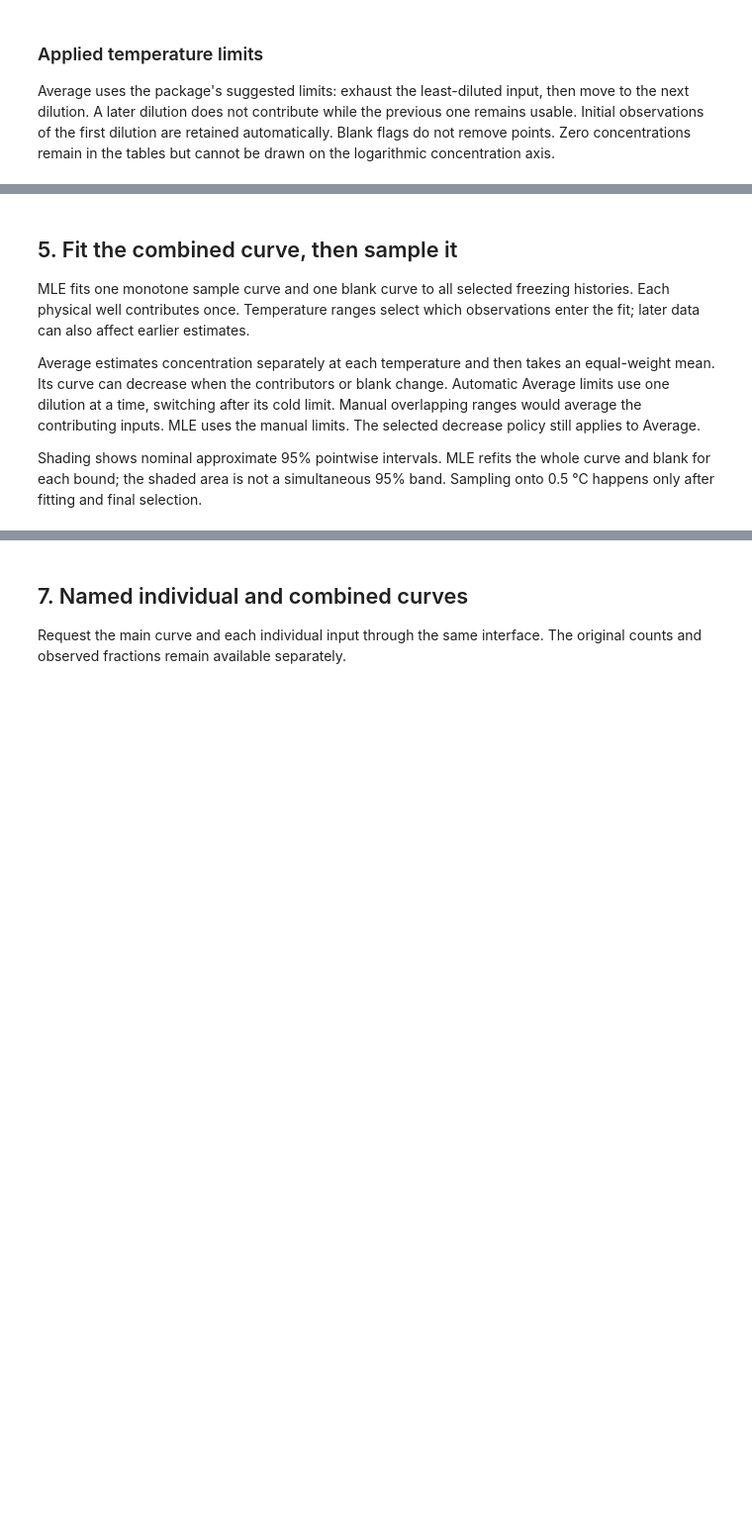
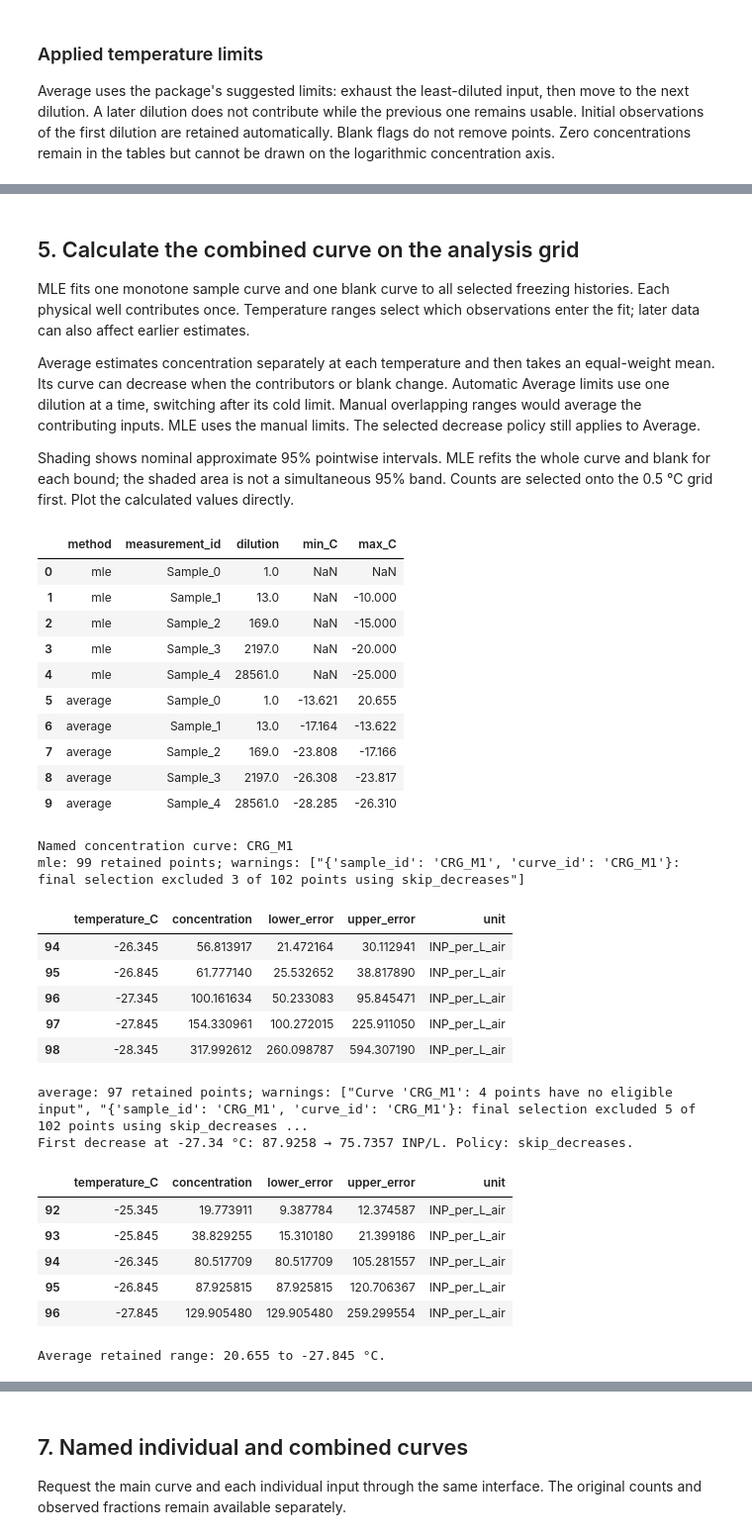
Before and after one commit to bochens/inptk, a Jupyter notebook: notebook/icescopy_freeze_count_to_air_inp_demo.ipynb, the cells around one changed output, grey strips where cells are left out. Shown at 99% size. Drawn from its saved outputs; the diff is of its cells as text; code cells hidden in the pictures; blank space fills up the shorter version.

```diff
--- a/notebook/icescopy_freeze_count_to_air_inp_demo.ipynb
+++ b/notebook/icescopy_freeze_count_to_air_inp_demo.ipynb
@@ -273,5 +345,5 @@ print("Log plots omit zero, negative and infinite concentrations; tables retain
 # %% [markdown]
-## 5. Fit the combined curve, then sample it
+## 5. Calculate the combined curve on the analysis grid
 
 MLE fits one monotone sample curve and one blank curve to all selected freezing
 histories. Each physical well contributes once. Temperature ranges select which
@@ -286,7 +358,7 @@ The selected decrease policy still applies to Average.
 
 Shading shows nominal approximate 95% pointwise intervals. MLE refits the whole
 curve and blank for each bound; the shaded area is not a simultaneous 95% band.
-Sampling onto 0.5 °C happens only after fitting and final selection.
+Counts are selected onto the 0.5 °C grid first. Plot the calculated values directly.
 # %%
 range_controls = pd.DataFrame([
     {
@@ -304,6 +376,7 @@ display(range_controls)
 combined_suspension = {
     method: inptk.estimate_concentration(
         fractions, experiment=experiment, method=method, curves=CURVES,
+    **GRID,
         fit_step_C=FIT_STEP_C if method == "mle" else None,
         temperature_ranges_C=RANGES_BY_METHOD[method],
     )
@@ -314,40 +387,64 @@ combined_air_candidates = {
     for method, table in combined_suspension.items()
 }
 combined_air = {
     method: inptk.finalize_spectrum(table, decrease_policy=DECREASE_POLICY)
     for method, table in combined_air_candidates.items()
 }
 
-grid_air = {
-    method: inptk.resample_spectrum(table, step_C=OUTPUT_STEP_C, method=OUTPUT_METHOD)
-    for method, table in combined_air.items()
-}
 combined_selection = {"curve_id": COMBINED_CURVE_ID}
 print("Named concentration curve:", COMBINED_CURVE_ID)
 
 for method, table in combined_air.items():
     print(f"{method}: {len(table):,} retained points; warnings: {table.warnings or 'none'}")
     report = next(item for item in table.history[-1]["groups"]
                   if item["curve_id"] == combined_selection["curve_id"])
     first_decrease = next((item for item in report["excluded"] if item["reason"] == "decrease"), None)
     if first_decrease is not None:
         print(f"First decrease at {first_decrease['temperature_C']:.4g} °C: "
               f"{first_decrease['reference_concentration']:.6g} → "
               f"{first_decrease['concentration']:.6g} INP/L. Policy: {DECREASE_POLICY}.")
-    selected = grid_air[method].select(**combined_selection).to_dataframe()
+    selected = combined_air[method].select(**combined_selection).to_dataframe()
     display(selected.tail(5)[[
         "temperature_C", "concentration", "lower_error", "upper_error", "unit",
-        "sampling_status",
     ]])
 # The least-diluted input contributes from its first original observation.
 average_candidates = combined_air_candidates["average"].to_dataframe()
 assert average_candidates.temperature_C.iloc[0] == selected_counts.loc[
     selected_counts.measurement_id.eq("Sample_0"), "temperature_C"
-].iloc[0]
+].max()
 assert "Sample_0" in json.loads(average_candidates.contributing_measurement_ids.iloc[0])
 average_retained = combined_air["average"].to_dataframe()
 print(f"Average retained range: {average_retained.temperature_C.max():.3f} to "
       f"{average_retained.temperature_C.min():.3f} °C.")
+# %% [output]
+|  | method | measurement_id | dilution | min_C | max_C |
+| 0 | mle | Sample_0 | 1.0 | NaN | NaN |
+| 1 | mle | Sample_1 | 13.0 | NaN | -10.000 |
+| 2 | mle | Sample_2 | 169.0 | NaN | -15.000 |
+| 3 | mle | Sample_3 | 2197.0 | NaN | -20.000 |
+| 4 | mle | Sample_4 | 28561.0 | NaN | -25.000 |
+| 5 | average | Sample_0 | 1.0 | -13.621 | 20.655 |
+| 6 | average | Sample_1 | 13.0 | -17.164 | -13.622 |
+| 7 | average | Sample_2 | 169.0 | -23.808 | -17.166 |
+| 8 | average | Sample_3 | 2197.0 | -26.308 | -23.817 |
+| 9 | average | Sample_4 | 28561.0 | -28.285 | -26.310 |
+Named concentration curve: CRG_M1
+mle: 99 retained points; warnings: ["{'sample_id': 'CRG_M1', 'curve_id': 'CRG_M1'}: final selection excluded 3 of 102 points using skip_decreases"]
+|  | temperature_C | concentration | lower_error | upper_error | unit |
+| 94 | -26.345 | 56.813917 | 21.472164 | 30.112941 | INP_per_L_air |
+| 95 | -26.845 | 61.777140 | 25.532652 | 38.817890 | INP_per_L_air |
+| 96 | -27.345 | 100.161634 | 50.233083 | 95.845471 | INP_per_L_air |
+| 97 | -27.845 | 154.330961 | 100.272015 | 225.911050 | INP_per_L_air |
+| 98 | -28.345 | 317.992612 | 260.098787 | 594.307190 | INP_per_L_air |
+average: 97 retained points; warnings: ["Curve 'CRG_M1': 4 points have no eligible input", "{'sample_id': 'CRG_M1', 'curve_id': 'CRG_M1'}: final selection excluded 5 of 102 points using skip_decreases ...
+First decrease at -27.34 °C: 87.9258 → 75.7357 INP/L. Policy: skip_decreases.
+|  | temperature_C | concentration | lower_error | upper_error | unit |
+| 92 | -25.345 | 19.773911 | 9.387784 | 12.374587 | INP_per_L_air |
+| 93 | -25.845 | 38.829255 | 15.310180 | 21.399186 | INP_per_L_air |
+| 94 | -26.345 | 80.517709 | 80.517709 | 105.281557 | INP_per_L_air |
+| 95 | -26.845 | 87.925815 | 87.925815 | 120.706367 | INP_per_L_air |
+| 96 | -27.845 | 129.905480 | 129.905480 | 259.299554 | INP_per_L_air |
+Average retained range: 20.655 to -27.845 °C.
 # %%
 fig, axes = plt.subplots(1, 2, figsize=(12, 5), sharex=True, sharey=True,
                          layout="constrained")
```
Also changed, not shown: parts of 18 cells of this notebook, 34 other files.
